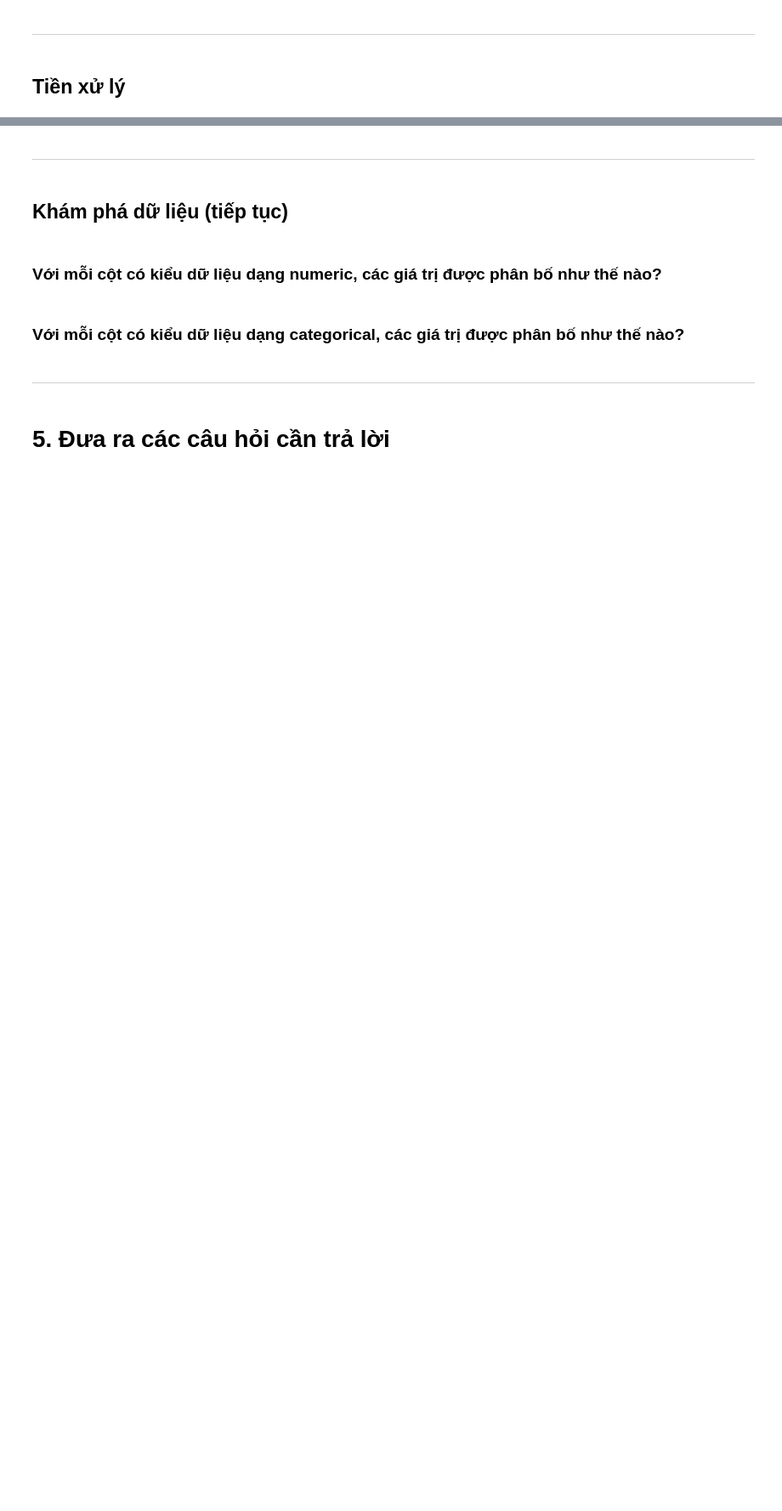
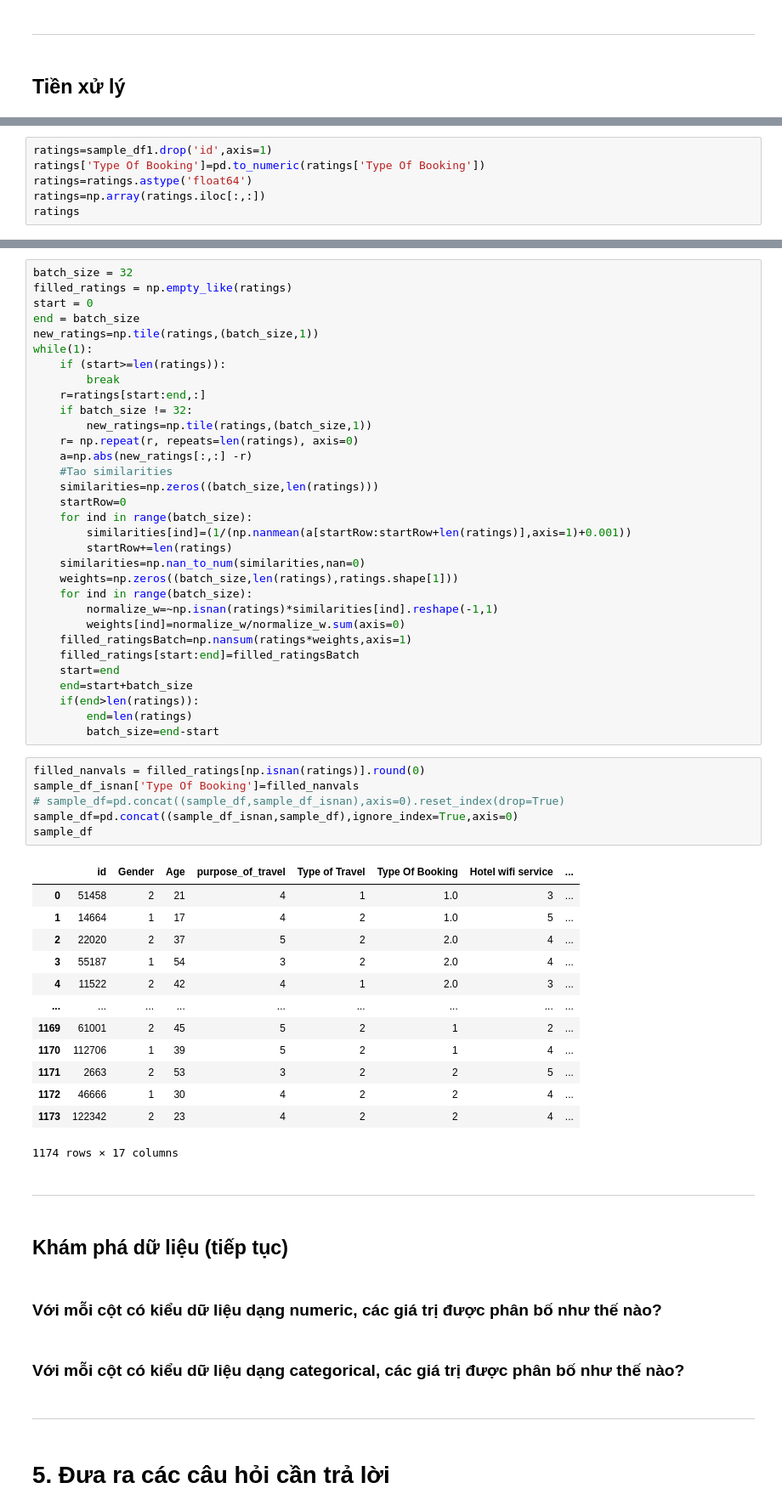
Before and after one commit to SyThuan1803/Data_Science_Proramming_FinalProject, a Jupyter notebook: final_project.ipynb, the cells around one changed output, grey strips where cells are left out. Shown: that part at 85% size. Drawn from its saved outputs; the diff is of its cells as text; blank space fills up the shorter version.

```diff
--- a/final_project.ipynb
+++ b/final_project.ipynb
@@ -56,0 +249,6 @@ Theo mô tả dữ liệu của khóa học "The Analytics Edge" và theo quan s
+# %%
+ratings=sample_df1.drop('id',axis=1)
+ratings['Type Of Booking']=pd.to_numeric(ratings['Type Of Booking'])
+ratings=ratings.astype('float64')
+ratings=np.array(ratings.iloc[:,:])
+ratings
@@ -57,3 +263,55 @@ Theo mô tả dữ liệu của khóa học "The Analytics Edge" và theo quan s
+# %%
+batch_size = 32
+filled_ratings = np.empty_like(ratings)
+start = 0
+end = batch_size
+new_ratings=np.tile(ratings,(batch_size,1))
+while(1):
+    if (start>=len(ratings)):
+        break
+    r=ratings[start:end,:]
+    if batch_size != 32:
+        new_ratings=np.tile(ratings,(batch_size,1))
+    r= np.repeat(r, repeats=len(ratings), axis=0)
+    a=np.abs(new_ratings[:,:] -r)
+    #Tao similarities
+    similarities=np.zeros((batch_size,len(ratings)))
+    startRow=0
+    for ind in range(batch_size):
+        similarities[ind]=(1/(np.nanmean(a[startRow:startRow+len(ratings)],axis=1)+0.001))
+        startRow+=len(ratings)
+    similarities=np.nan_to_num(similarities,nan=0)
+    weights=np.zeros((batch_size,len(ratings),ratings.shape[1]))
+    for ind in range(batch_size):
+        normalize_w=~np.isnan(ratings)*similarities[ind].reshape(-1,1)
+        weights[ind]=normalize_w/normalize_w.sum(axis=0)
+    filled_ratingsBatch=np.nansum(ratings*weights,axis=1)
+    filled_ratings[start:end]=filled_ratingsBatch
+    start=end
+    end=start+batch_size
+    if(end>len(ratings)):
+        end=len(ratings)
+        batch_size=end-start
+# %%
+filled_nanvals = filled_ratings[np.isnan(ratings)].round(0)
+sample_df_isnan['Type Of Booking']=filled_nanvals
+# sample_df=pd.concat((sample_df,sample_df_isnan),axis=0).reset_index(drop=True)
+sample_df=pd.concat((sample_df_isnan,sample_df),ignore_index=True,axis=0)
+sample_df
+# %% [output]
+|  | id | Gender | Age | purpose_of_travel | Type of Travel | Type Of Booking | Hotel wifi service | ... |
+| 0 | 51458 | 2 | 21 | 4 | 1 | 1.0 | 3 | ... |
+| 1 | 14664 | 1 | 17 | 4 | 2 | 1.0 | 5 | ... |
+| 2 | 22020 | 2 | 37 | 5 | 2 | 2.0 | 4 | ... |
+| 3 | 55187 | 1 | 54 | 3 | 2 | 2.0 | 4 | ... |
+| 4 | 11522 | 2 | 42 | 4 | 1 | 2.0 | 3 | ... |
+| ... | ... | ... | ... | ... | ... | ... | ... | ... |
+| 1169 | 61001 | 2 | 45 | 5 | 2 | 1 | 2 | ... |
+| 1170 | 112706 | 1 | 39 | 5 | 2 | 1 | 4 | ... |
+| 1171 | 2663 | 2 | 53 | 3 | 2 | 2 | 5 | ... |
+| 1172 | 46666 | 1 | 30 | 4 | 2 | 2 | 4 | ... |
+| 1173 | 122342 | 2 | 23 | 4 | 2 | 2 | 4 | ... |
+1174 rows × 17 columns
 # %% [markdown]
 ---
 # %% [markdown]
```
Also changed, not shown: parts of 33 cells of this notebook.
